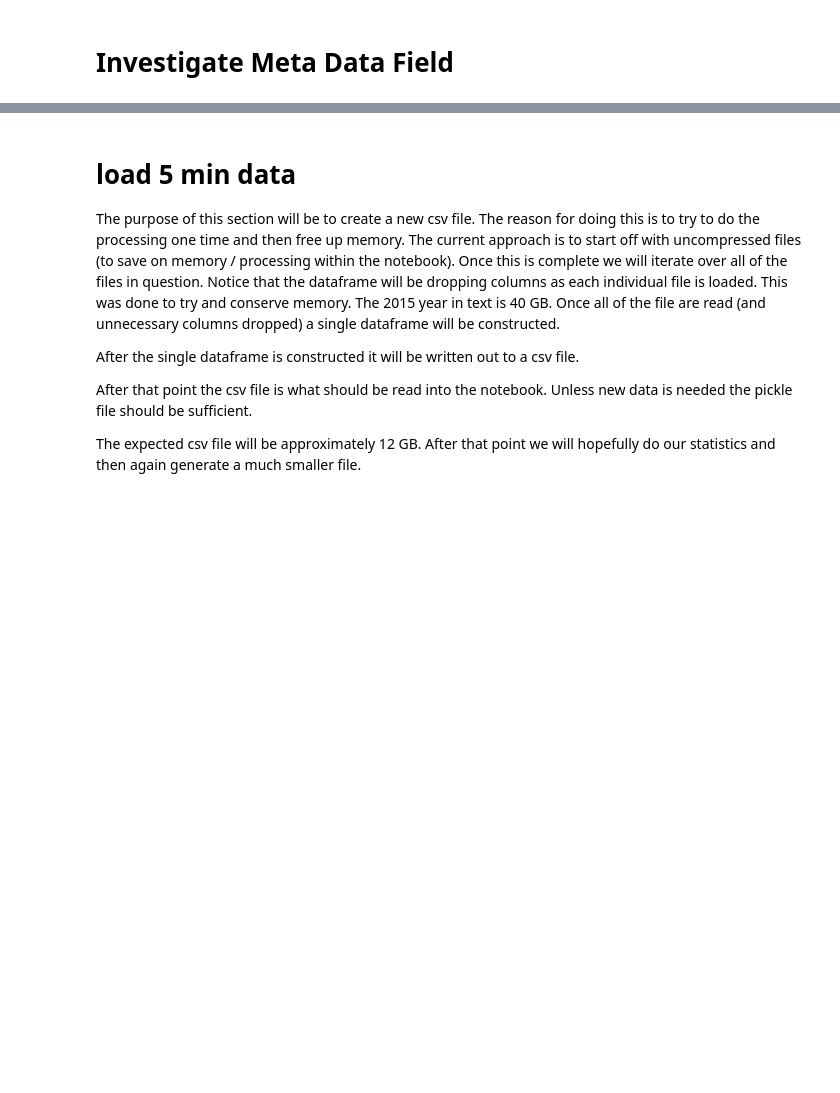
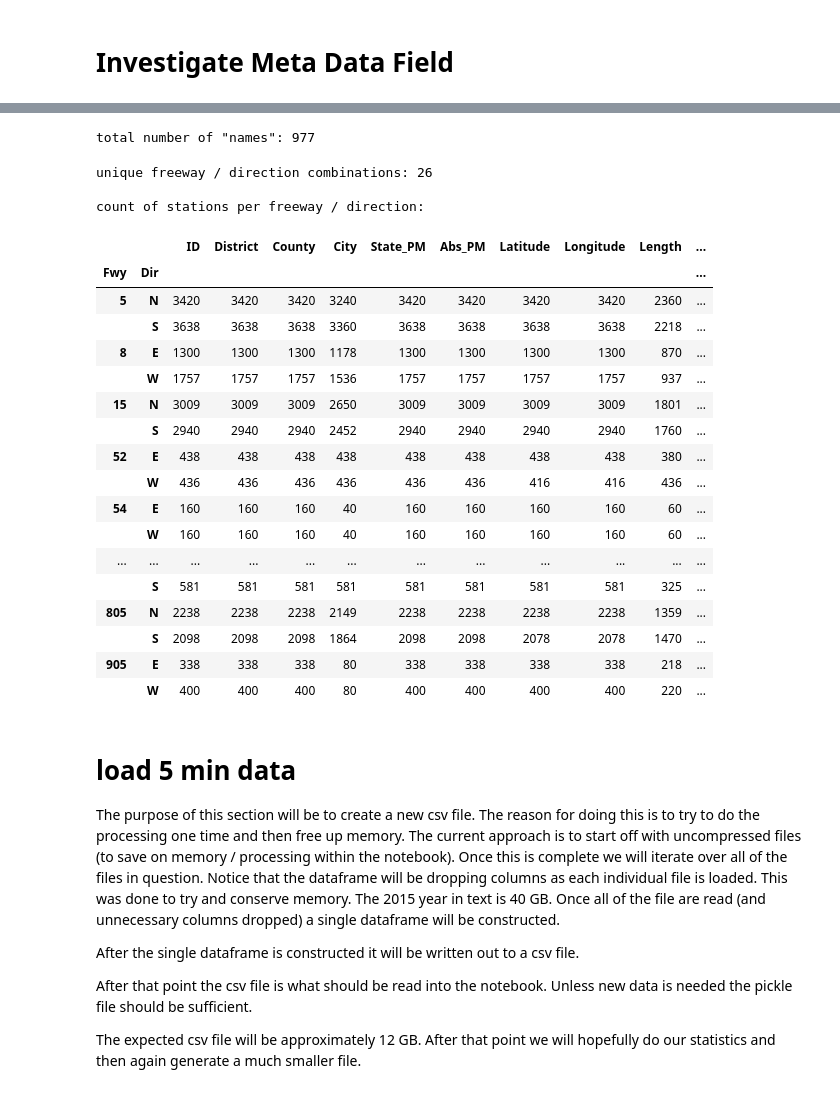
Before and after one commit to abrespect/DSE_Cohort2_Traffic_Capstone, a Jupyter notebook: C2 Exploratory/Explore Data including Sensor Health.ipynb, the cells around one changed output, grey strips where cells are left out. Saved outputs shown, nothing was run; the diff lists cells and outputs as text; code cells hidden in the pictures; blank space fills up the shorter version.

```diff
--- a/C2 Exploratory/Explore Data including Sensor Health.ipynb
+++ b/C2 Exploratory/Explore Data including Sensor Health.ipynb
@@ -15,8 +34,12 @@ meta_dir = '.\\'
 # %%
-meta_files = glob.glob("*_text_meta_*.txt")
+meta_dir = '../../cohort2/output_unzipped/meta/2015/d11/*text_meta_*.txt'
+meta_files = glob.glob(meta_dir)
 meta_file_list = []
 for meta_file in meta_files:
-    df = pd.read_table(meta_file,index_col=None, header=0)
+    date = str('_'.join(meta_file.split('_')[4:7])).split('.')[0]
+    df = pd.read_table(meta_file, index_col=None, header=0)
+    date_col = pd.Series([date] * len(df))
+    df['file_date'] = date_col
     meta_file_list.append(df)
 
 print meta_files
@@ -81,3 +130,35 @@ meta_frame[['ID','Type']] # TODO: assuming meta and 5min agree on freeway type..
+# %%
+# get all stations for each freeway / direction
+print "total number of \"names\": %s" % len(meta_frame.Name.unique())
+# %% [output]
+total number of "names": 977
+# %%
+meta_by_name = meta_frame.groupby(['Fwy', 'Dir'])
+print "unique freeway / direction combinations: %s" % meta_by_name.ID.unique().count()
+print "\ncount of stations per freeway / direction: "
+meta_by_name.count()
+# %% [output]
+unique freeway / direction combinations: 26
+
+count of stations per freeway / direction:
+|  |  | ID | District | County | City | State_PM | Abs_PM | Latitude | Longitude | Length | ... |
+| Fwy | Dir |  |  |  |  |  |  |  |  |  | ... |
+| 5 | N | 3420 | 3420 | 3420 | 3240 | 3420 | 3420 | 3420 | 3420 | 2360 | ... |
+|  | S | 3638 | 3638 | 3638 | 3360 | 3638 | 3638 | 3638 | 3638 | 2218 | ... |
+| 8 | E | 1300 | 1300 | 1300 | 1178 | 1300 | 1300 | 1300 | 1300 | 870 | ... |
+|  | W | 1757 | 1757 | 1757 | 1536 | 1757 | 1757 | 1757 | 1757 | 937 | ... |
+| 15 | N | 3009 | 3009 | 3009 | 2650 | 3009 | 3009 | 3009 | 3009 | 1801 | ... |
+|  | S | 2940 | 2940 | 2940 | 2452 | 2940 | 2940 | 2940 | 2940 | 1760 | ... |
+| 52 | E | 438 | 438 | 438 | 438 | 438 | 438 | 438 | 438 | 380 | ... |
+|  | W | 436 | 436 | 436 | 436 | 436 | 436 | 416 | 416 | 436 | ... |
+| 54 | E | 160 | 160 | 160 | 40 | 160 | 160 | 160 | 160 | 60 | ... |
+|  | W | 160 | 160 | 160 | 40 | 160 | 160 | 160 | 160 | 60 | ... |
+| ... | ... | ... | ... | ... | ... | ... | ... | ... | ... | ... | ... |
+|  | S | 581 | 581 | 581 | 581 | 581 | 581 | 581 | 581 | 325 | ... |
+| 805 | N | 2238 | 2238 | 2238 | 2149 | 2238 | 2238 | 2238 | 2238 | 1359 | ... |
+|  | S | 2098 | 2098 | 2098 | 1864 | 2098 | 2098 | 2078 | 2078 | 1470 | ... |
+| 905 | E | 338 | 338 | 338 | 80 | 338 | 338 | 338 | 338 | 218 | ... |
+|  | W | 400 | 400 | 400 | 80 | 400 | 400 | 400 | 400 | 220 | ... |
 # %% [markdown]
 # load 5 min data
 
```
Also changed, not shown: parts of 30 cells of this notebook, 2 other files.
